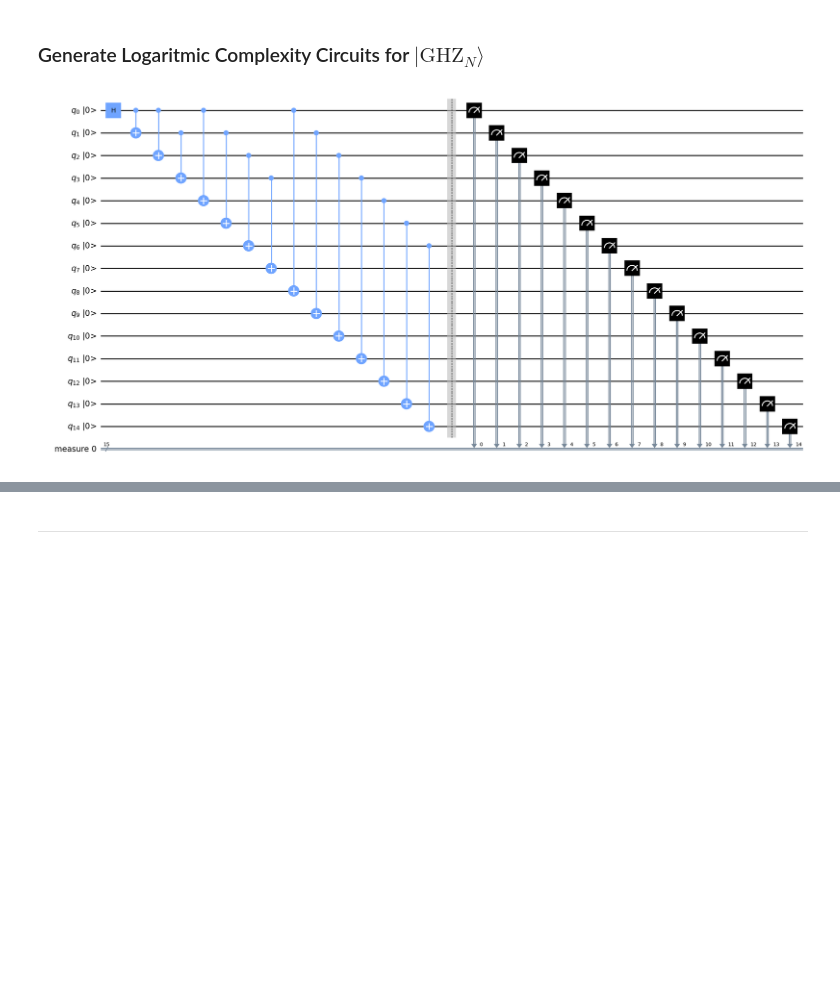
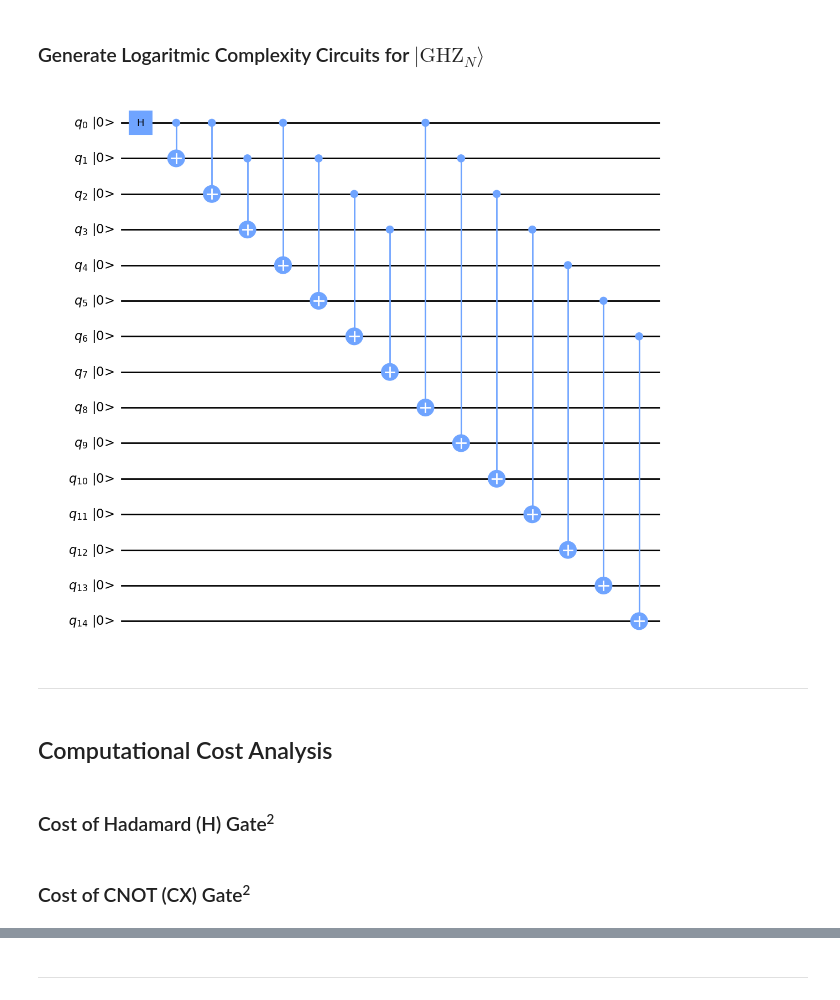
Before and after one commit to Kapral67/CSCI420-Research, a Jupyter notebook: data/QPU.ipynb, the cells around one changed output, grey strips where cells are left out. Saved outputs shown, nothing was run; the diff lists cells and outputs as text; code cells hidden in the pictures; blank space fills up the shorter version.

```diff
--- a/data/QPU.ipynb
+++ b/data/QPU.ipynb
@@ -27,7 +27,7 @@ backend = { 'device': FakeCairo() }
 # %%
 # linear GHZ container
 linear = {
-  'circuit': None,
+  'circuit': { 'draw': None, 'execute': None},
   'transpiled': None,
   'job': None,
   'result': None,
@@ -37,7 +37,7 @@ linear = {
 
 # logarithmic GHZ container
 log = {
-  'circuit': None,
+  'circuit': { 'draw': None, 'execute': None},
   'transpiled': None,
   'job': None,
   'result': None,
@@ -48,16 +48,6 @@ log = {
 # ideal shots per state
 isps = 512
 
-# parallel sections
-init = [ 0, 1, 2 ]
-i = len(init)
-k = 1
-while len(init) <= N:
-  init += [i] * 2**k
-  i += 1
-  k += 1
-s = init[N]
-
 # IBMQ Mock Backend
 if N > 0:
   backend['name'] = re.sub(r'(_|fake|v\d)', ' ', backend['device'].backend_name.lower()).title()
@@ -111,7 +103,7 @@ def _log_complexity_GHZ(m: int) -> QuantumCircuit:
 # %% [markdown]
 ### Generate Logaritmic Complexity Circuits for $|\text{GHZ}_N\rangle$
 # %%
-def log_complexity_GHZ(N: int) -> QuantumCircuit:
+def log_complexity_GHZ(N: int, measure: bool = True) -> QuantumCircuit:
   if not isinstance(N, int):
     raise TypeError("Only an integer argument is accepted.")
   if N < 1:
@@ -126,10 +118,18 @@ def log_complexity_GHZ(N: int) -> QuantumCircuit:
     qubits_affected = gate.qubits
     if all(old_circuit.find_bit(qubit).index < new_num_qubits for qubit in qubits_affected):
       new_circuit.append(gate[0], [old_circuit.find_bit(qubit).index for qubit in qubits_affected])
-  new_circuit.measure_active()
+  if measure:
+    new_circuit.measure_active()
   return new_circuit
 # %%
-log['circuit'] = log_complexity_GHZ(N)
-log['circuit'].draw(output='mpl', fold=-1, initial_state=True)
+log['circuit']['execute'] = log_complexity_GHZ(N)
+log['circuit']['draw'] = log_complexity_GHZ(N, False)
+log['circuit']['draw'].draw(output='mpl', fold=-1, initial_state=True)
 # %% [output]
-[figure, old version]
+[figure, new version]
+# %% [markdown]
+---
+# %% [markdown]
+## Computational Cost Analysis
+# %% [markdown]
+### Cost of Hadamard (H) Gate<sup><small>2</small></sup>
@@ -135,0 +138,2 @@ log['circuit'].draw(output='mpl', fold=-1, initial_state=True)
+# %% [markdown]
+### Cost of CNOT (CX) Gate<sup><small>2</small></sup>
```
Also changed, not shown: parts of 60 cells of this notebook, 1 other file.
